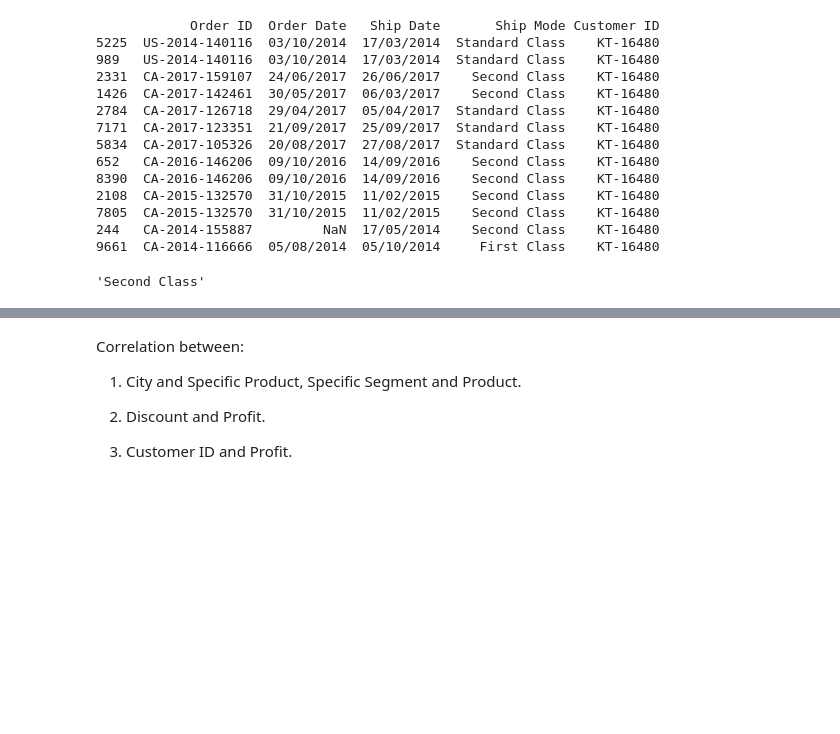
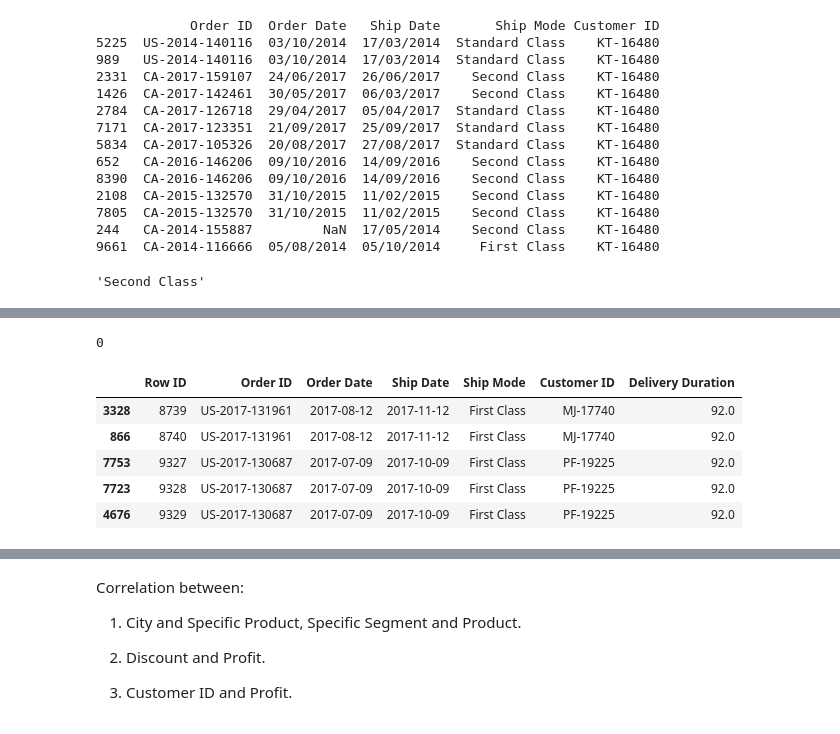
Before and after one commit to hennypurwadi/771951_Dataset_Analysis, a Jupyter notebook: 202370140_17.ipynb, the cells around one changed output, grey strips where cells are left out. Saved outputs shown, nothing was run; the diff lists cells and outputs as text; code cells hidden in the pictures; blank space fills up the shorter version.

```diff
--- a/202370140_17.ipynb
+++ b/202370140_17.ipynb
@@ -1581,0 +1672,15 @@ df_Order[['OrderDD', 'OrderMM', 'OrderYYYY']] = df_Order['Order Date'].str.split
+# %%
+first_class_max_duration_orders = df_Order[(df_Order['Ship Mode'] == 'First Class') & (
+    df_Order['Delivery Duration'] == max_duration)]
+len(first_class_max_duration_orders)
+# %% [output]
+0
+# %%
+first_class_max_duration_orders.head()
+# %% [output]
+|  | Row ID | Order ID | Order Date | Ship Date | Ship Mode | Customer ID | Delivery Duration |
+| 3328 | 8739 | US-2017-131961 | 2017-08-12 | 2017-11-12 | First Class | MJ-17740 | 92.0 |
+| 866 | 8740 | US-2017-131961 | 2017-08-12 | 2017-11-12 | First Class | MJ-17740 | 92.0 |
+| 7753 | 9327 | US-2017-130687 | 2017-07-09 | 2017-10-09 | First Class | PF-19225 | 92.0 |
+| 7723 | 9328 | US-2017-130687 | 2017-07-09 | 2017-10-09 | First Class | PF-19225 | 92.0 |
+| 4676 | 9329 | US-2017-130687 | 2017-07-09 | 2017-10-09 | First Class | PF-19225 | 92.0 |
```
Also changed, not shown: parts of 28 cells of this notebook.
